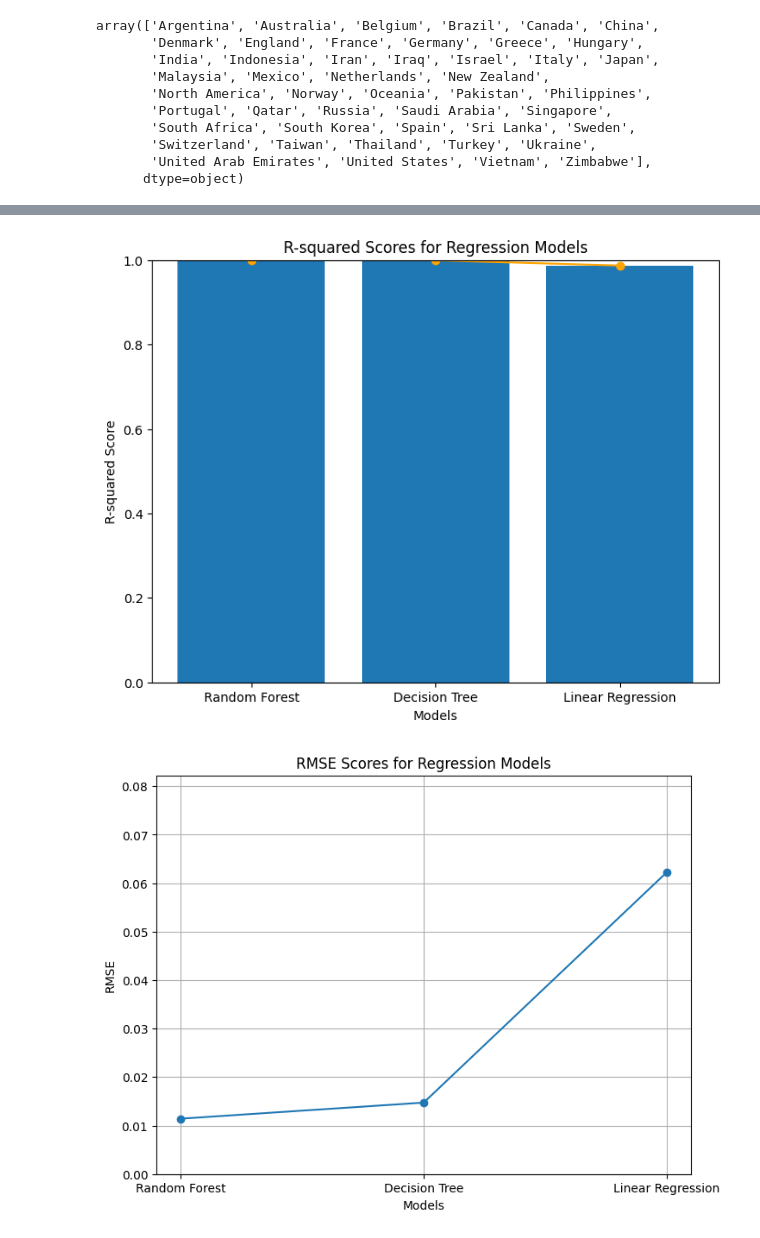
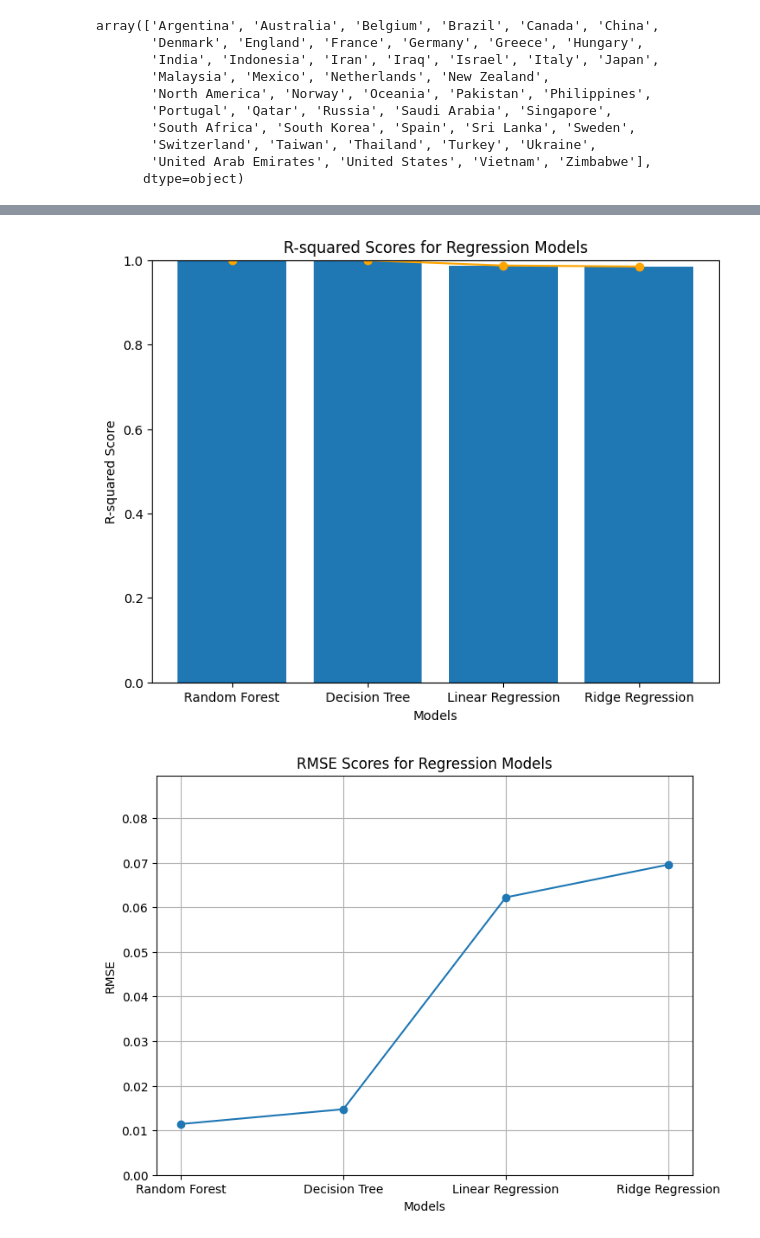
Before and after one commit to omkardev7/Mental_disorder_prediction, a Jupyter notebook: Mental disorder prediction.ipynb, the cells around one changed output, grey strips where cells are left out. Drawn from its saved outputs; the diff is of its cells as text; code cells hidden in the pictures.

```diff
--- a/Mental disorder prediction.ipynb
+++ b/Mental disorder prediction.ipynb
@@ -188,9 +189,15 @@ pipeline_lr = Pipeline([
 ('regressor', LinearRegression())
 ])
 
+pipeline_ridge = Pipeline([
+    ('trf1', trf1),
+    ('regressor', Ridge())
+])
+
 pipeline_rf.fit(X_train, y_train)
 pipeline_dt.fit(X_train, y_train)
 pipeline_lr.fit(X_train, y_train)
+pipeline_ridge.fit(X_train, y_train)
 # %% [output]
 Pipeline(steps=[('trf1',
                  ColumnTransformer(remainder='passthrough',
@@ -215,6 +222,12 @@ r2_score_lr = r2_score(y_test, y_pred_lr)
 rmse_rf = mean_squared_error(y_test, y_pred_rf, squared=False)
 rmse_dt = mean_squared_error(y_test, y_pred_dt, squared=False)
 rmse_lr = mean_squared_error(y_test, y_pred_lr, squared=False)
+
+# Calculate scores and predictions for Ridge Regression
+score_ridge = pipeline_ridge.score(X_test, y_test)
+y_pred_ridge = pipeline_ridge.predict(X_test)
+r2_score_ridge = r2_score(y_test, y_pred_ridge)
+rmse_ridge = mean_squared_error(y_test, y_pred_ridge, squared=False)
 # %%
 #Print the scores
 print("Random Forest Regression")
@@ -252,32 +269,32 @@ RMSE: 0.06222799210678069
 # %%
 import matplotlib.pyplot as plt
 
 #R-squared scores
-r2_scores = [score_rf, score_dt, score_lr]
-models = ["Random Forest", "Decision Tree", "Linear Regression"]
+r2_scores = [score_rf, score_dt, score_lr,score_ridge]
+models = ["Random Forest", "Decision Tree", "Linear Regression","Ridge Regression"]
 
 #RMSE scores
-rmse_scores = [rmse_rf, rmse_dt, rmse_lr]
+rmse_scores = [rmse_rf, rmse_dt, rmse_lr,rmse_ridge]
 
 #Line graph for R-squared scores
 plt.figure(figsize=(8, 6))
 plt.plot(models, r2_scores, marker='o', color='orange')
 plt.bar(models, r2_scores)
 plt.title("R-squared Scores for Regression Models")
 plt.xlabel("Models")
 plt.ylabel("R-squared Score")
 plt.ylim(0, 1)
 plt.show()
 
 #Bar graph for RMSE scores
 plt.figure(figsize=(8, 6))
 plt.plot(models, rmse_scores,marker='o')
 plt.title("RMSE Scores for Regression Models")
 plt.xlabel("Models")
 plt.ylabel("RMSE")
 plt.ylim(0, max(rmse_scores) + 0.02) # Adjusted y-axis limits
 plt.grid(True)
 plt.show()
 # %% [output]
-[figure, old version]
+[figure, new version]
-[figure, old version]
+[figure, new version]
```
Also changed, not shown: parts of 3 cells of this notebook.
